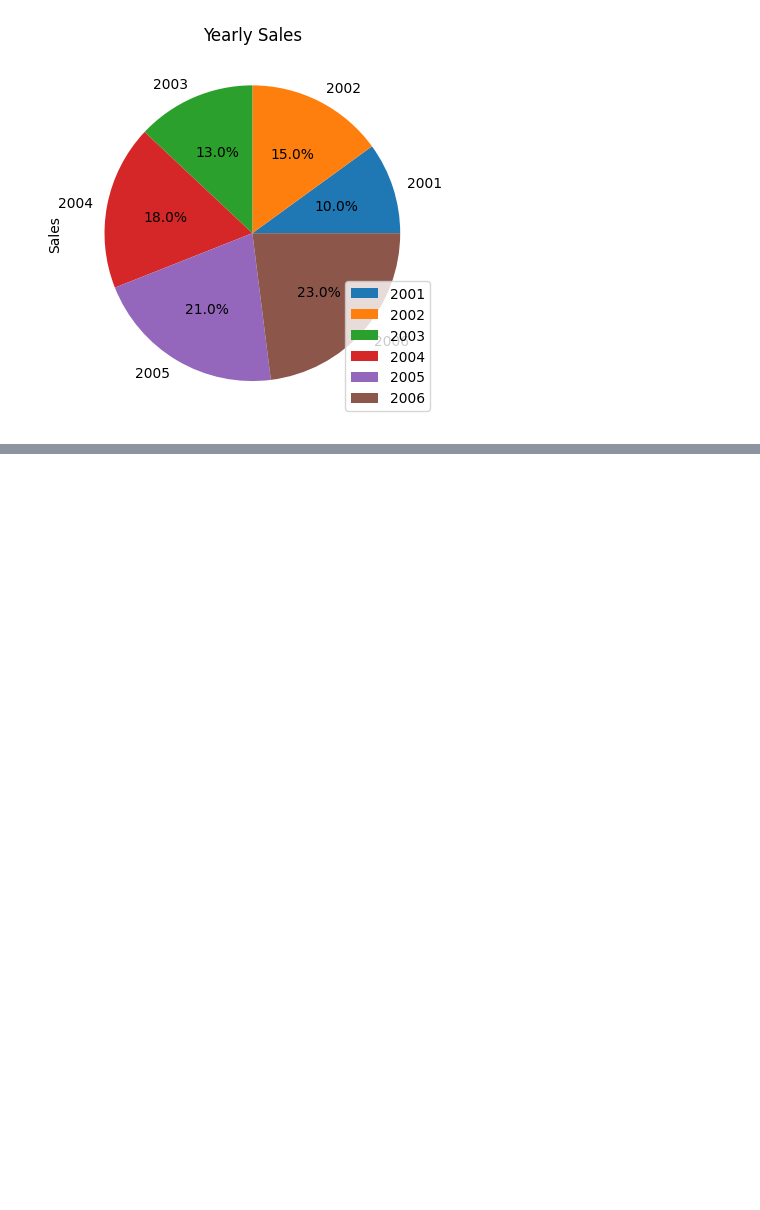
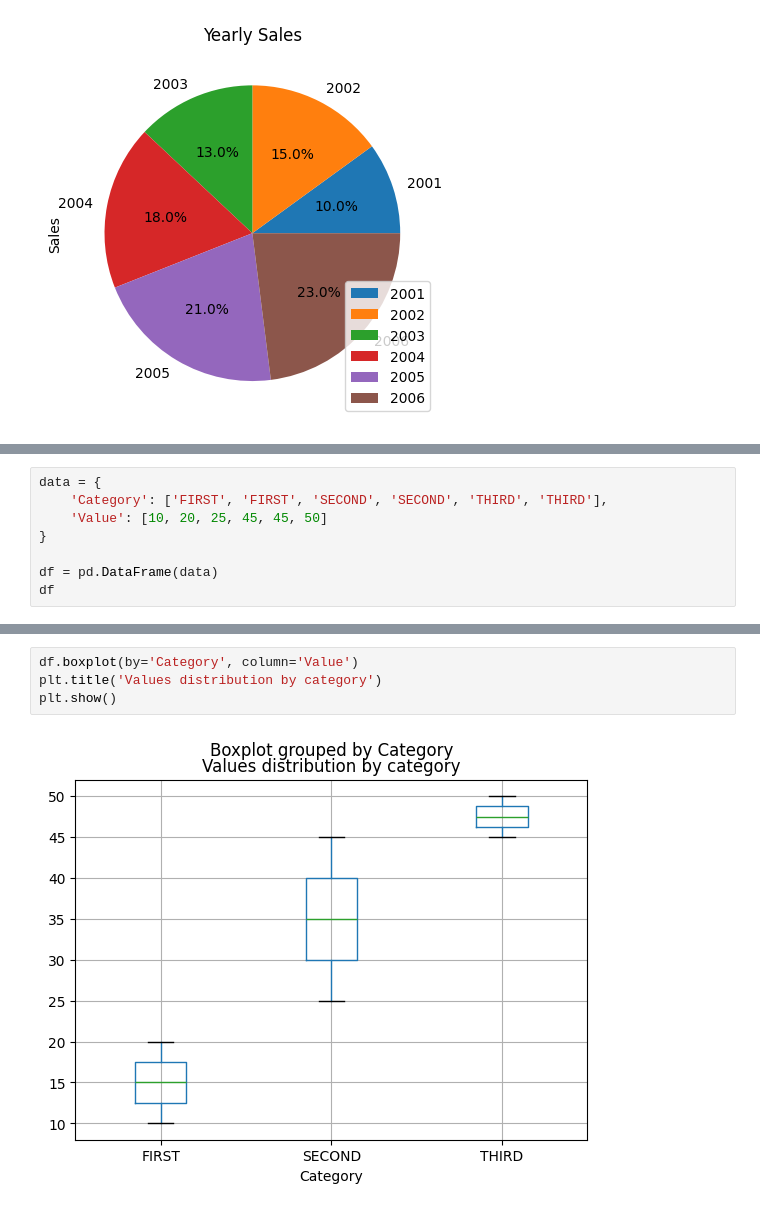
Before and after one commit to Wavevladimir/-, a Jupyter notebook: Matlotlib/Matplotlib Examples .ipynb, the cells around one changed output, grey strips where cells are left out. Cells and saved outputs as stored; diff of their text form; blank space fills up the shorter version.

Commit message:
seaborn and boxplot

```diff
--- a/Matlotlib/Matplotlib Examples .ipynb
+++ b/Matlotlib/Matplotlib Examples .ipynb
@@ -97,0 +130,8 @@ plt.show()
+# %%
+data = {
+    'Category': ['FIRST', 'FIRST', 'SECOND', 'SECOND', 'THIRD', 'THIRD'],
+    'Value': [10, 20, 25, 45, 45, 50]
+}
+
+df = pd.DataFrame(data)
+df
@@ -97,0 +146,6 @@ plt.show()
+# %%
+df.boxplot(by='Category', column='Value')
+plt.title('Values distribution by category')
+plt.show()
+# %% [output]
+[figure, added]
```
Also changed, not shown: parts of 7 cells of this notebook, 2 other files.
